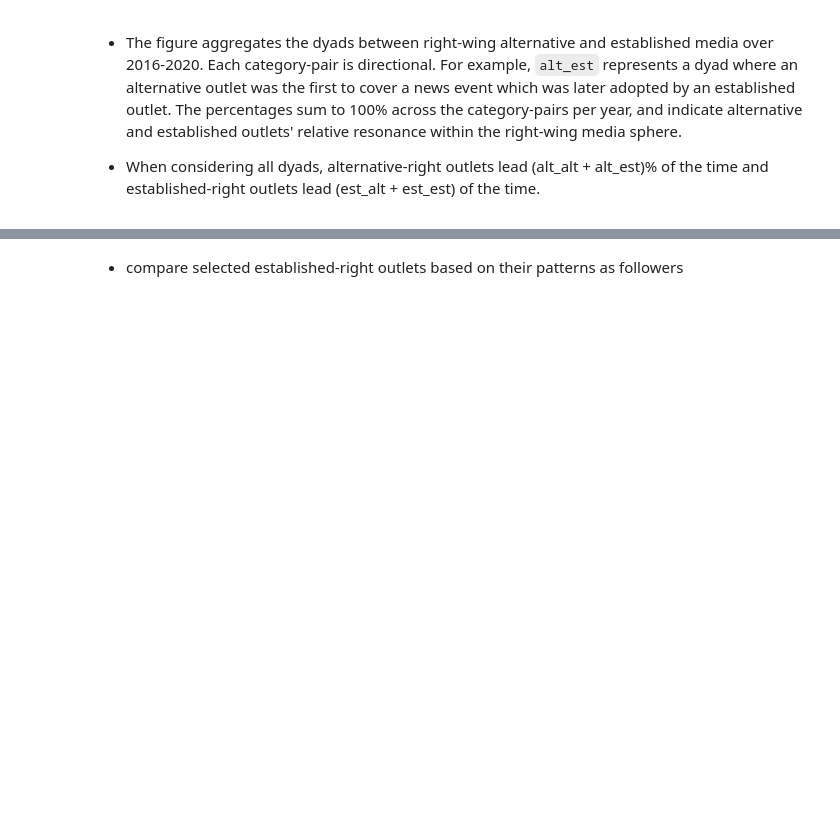
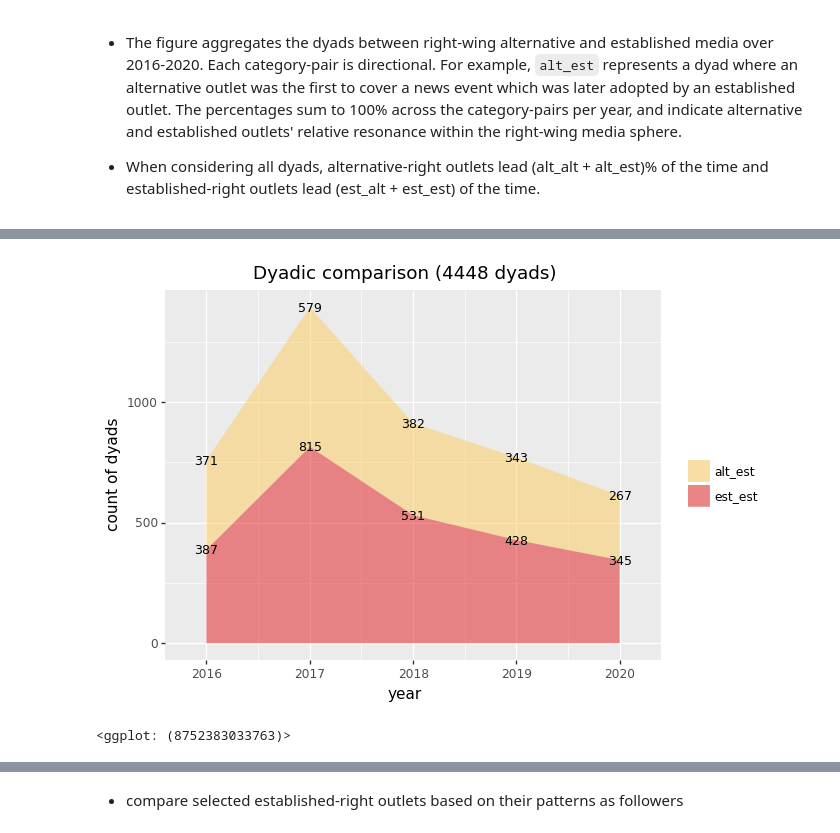
Before and after one commit to wlmwng/us-right-media, a Jupyter notebook: usrightmedia/code/09-analysis/01-newsevents-dyadic-comparison.ipynb, the cells around one changed output, grey strips where cells are left out. Cells and saved outputs as stored; diff of their text form; code cells hidden in the pictures; blank space fills up the shorter version.

```diff
--- a/usrightmedia/code/09-analysis/01-newsevents-dyadic-comparison.ipynb
+++ b/usrightmedia/code/09-analysis/01-newsevents-dyadic-comparison.ipynb
@@ -265,0 +317,5 @@ plot_filtered_yearly_dyadic_comparison(dyads_filtered,
+# %%
+c1
+# %% [output]
+[figure, added]
+<ggplot: (8752383033763)>
```
Also changed, not shown: parts of 23 cells of this notebook, 1 other file.
